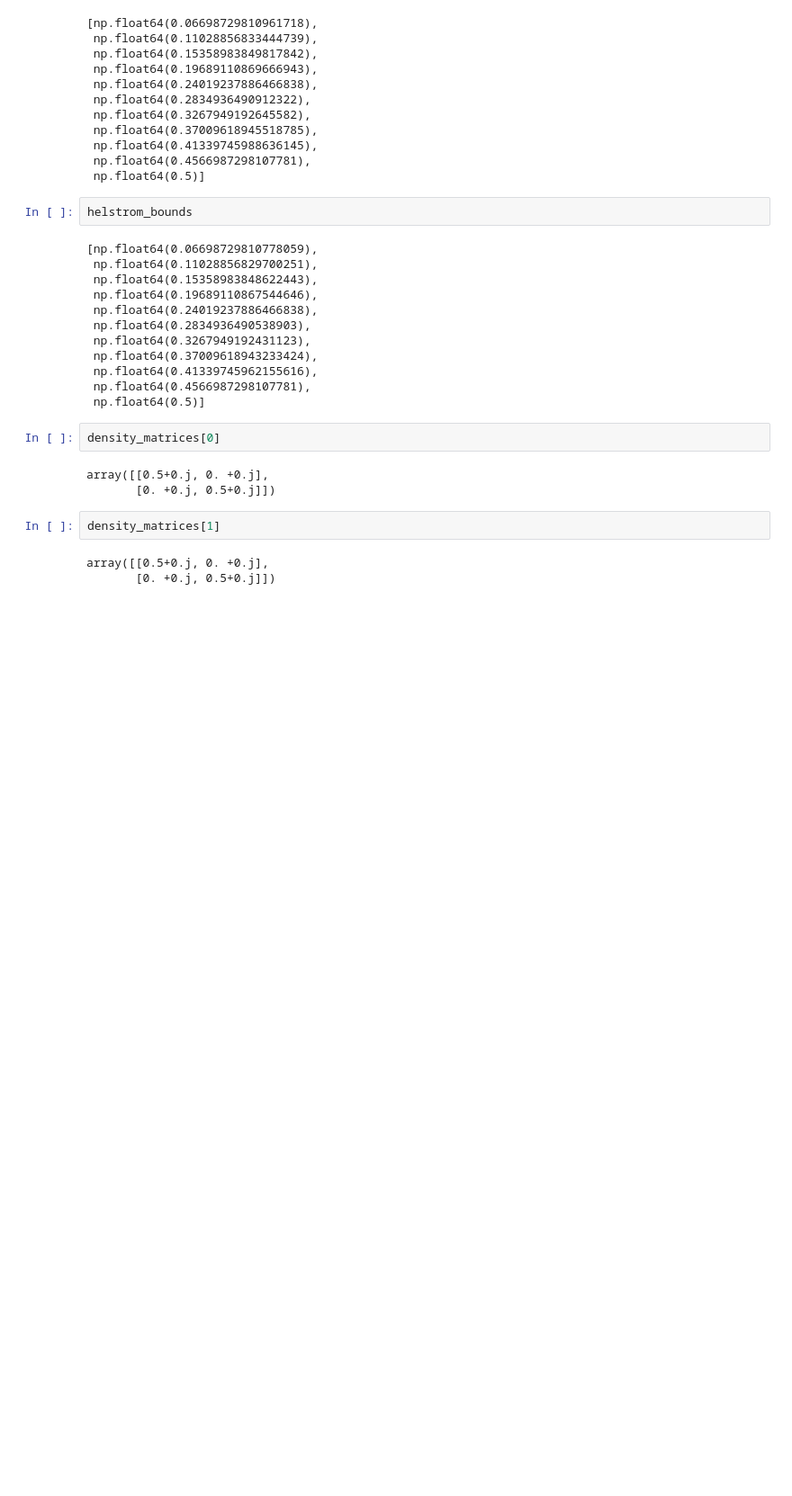
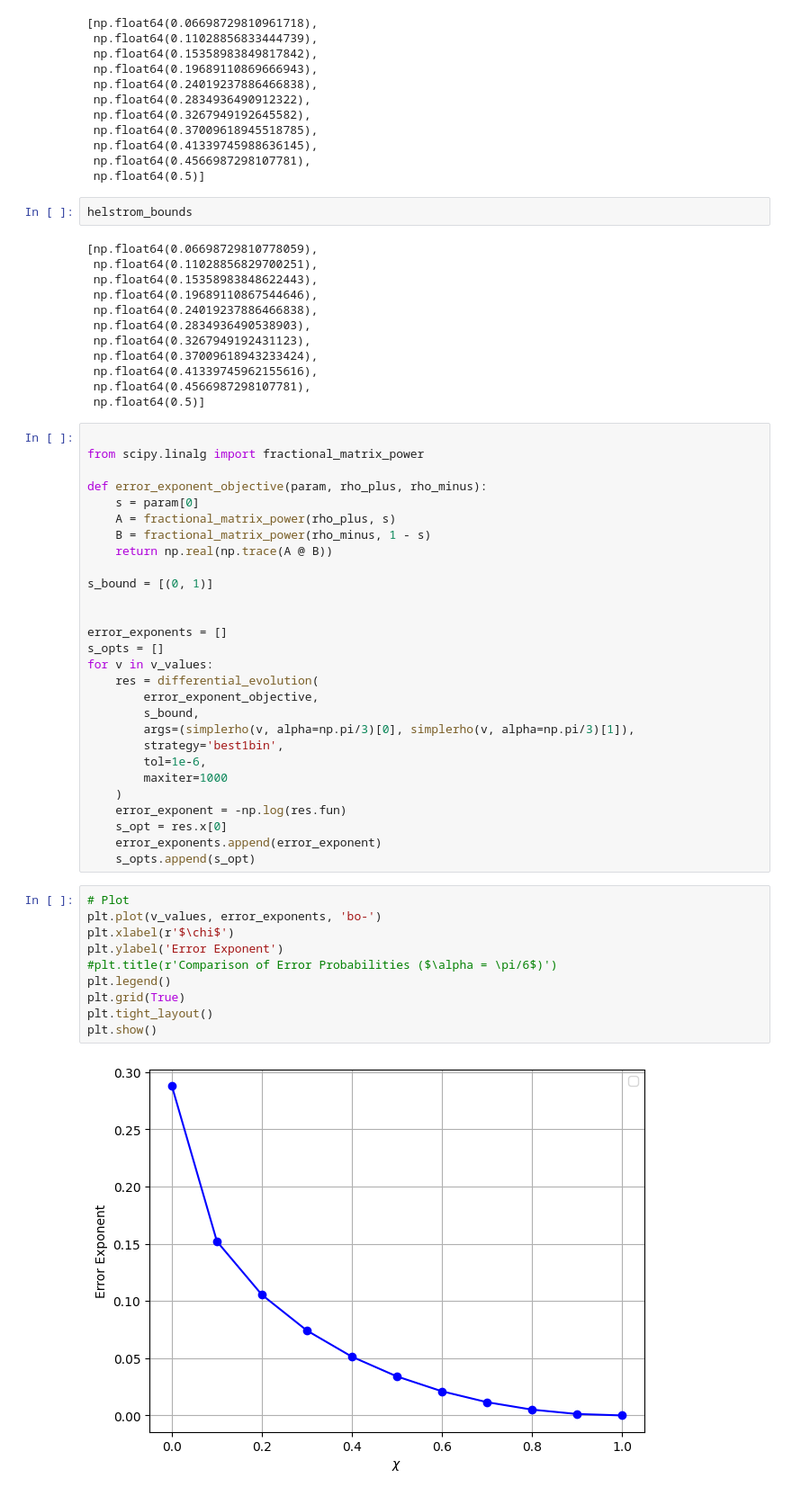
Before and after one commit to amiruladlil19/RepeatedMeasurementQSD, a Jupyter notebook: try.ipynb, the cells around one changed output. Shown at 90% size. Drawn from its saved outputs; the diff is of its cells as text; blank space fills up the shorter version.

```diff
--- a/try.ipynb
+++ b/try.ipynb
@@ -208,13 +121,43 @@ helstrom_bounds
  np.float64(0.41339745962155616),
  np.float64(0.4566987298107781),
  np.float64(0.5)]
-# %%
-density_matrices[0]
-# %% [output]
-array([[0.5+0.j, 0. +0.j],
-       [0. +0.j, 0.5+0.j]])
-# %%
-density_matrices[1]
-# %% [output]
-array([[0.5+0.j, 0. +0.j],
-       [0. +0.j, 0.5+0.j]])
+# %%
+
+from scipy.linalg import fractional_matrix_power
+
+def error_exponent_objective(param, rho_plus, rho_minus):
+    s = param[0]
+    A = fractional_matrix_power(rho_plus, s)
+    B = fractional_matrix_power(rho_minus, 1 - s)
+    return np.real(np.trace(A @ B))
+
+s_bound = [(0, 1)]
+
+
+error_exponents = []
+s_opts = []
+for v in v_values:
+    res = differential_evolution(
+        error_exponent_objective,
+        s_bound,
+        args=(simplerho(v, alpha=np.pi/3)[0], simplerho(v, alpha=np.pi/3)[1]),
+        strategy='best1bin',
+        tol=1e-6,
+        maxiter=1000
+    )
+    error_exponent = -np.log(res.fun)
+    s_opt = res.x[0]
+    error_exponents.append(error_exponent)
+    s_opts.append(s_opt)
+# %%
+# Plot
+plt.plot(v_values, error_exponents, 'bo-')
+plt.xlabel(r'$\chi$')
+plt.ylabel('Error Exponent')
+#plt.title(r'Comparison of Error Probabilities ($\alpha = \pi/6$)')
+plt.legend()
+plt.grid(True)
+plt.tight_layout()
+plt.show()
+# %% [output]
+[figure, added]
```
Also changed, not shown: parts of 16 cells of this notebook.
